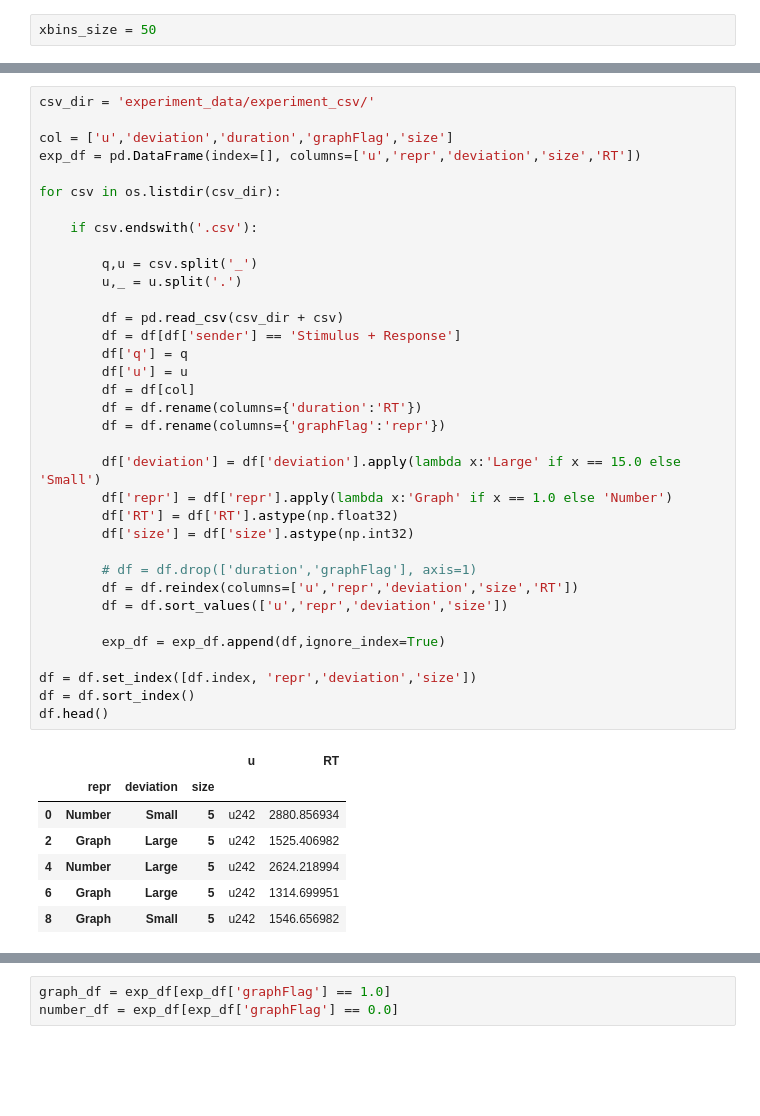
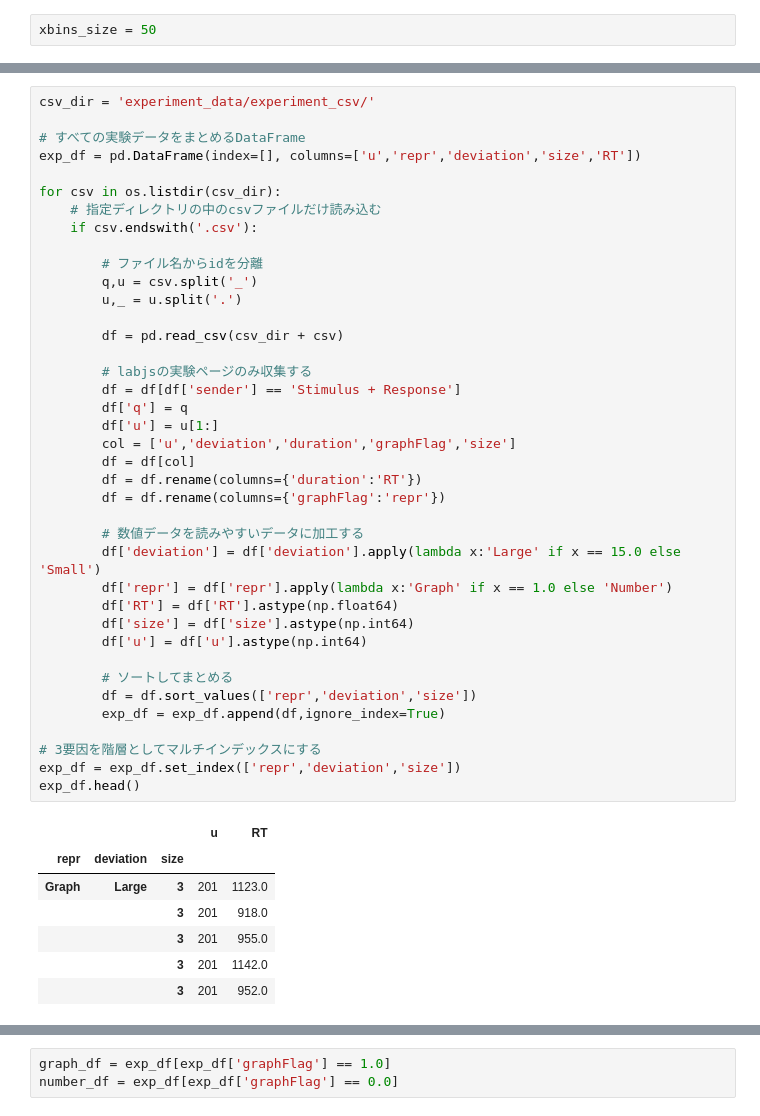
Before and after one commit to tngsk/labjs-study, a Jupyter notebook: ANOVA/Preprocessing.ipynb, the cells around one changed output, grey strips where cells are left out. Saved outputs shown, nothing was run; the diff lists cells and outputs as text; blank space fills up the shorter version.

```diff
--- a/ANOVA/Preprocessing.ipynb
+++ b/ANOVA/Preprocessing.ipynb
@@ -14,43 +21,47 @@ xbins_size = 50
 # %%
 csv_dir = 'experiment_data/experiment_csv/'
 
-col = ['u','deviation','duration','graphFlag','size']
+# すべての実験データをまとめるDataFrame
 exp_df = pd.DataFrame(index=[], columns=['u','repr','deviation','size','RT'])
 
 for csv in os.listdir(csv_dir):
-
+    # 指定ディレクトリの中のcsvファイルだけ読み込む
     if csv.endswith('.csv'):
 
+        # ファイル名からidを分離
         q,u = csv.split('_')
         u,_ = u.split('.')
 
         df = pd.read_csv(csv_dir + csv)
+
+        # labjsの実験ページのみ収集する
         df = df[df['sender'] == 'Stimulus + Response']
         df['q'] = q
-        df['u'] = u
+        df['u'] = u[1:]
+        col = ['u','deviation','duration','graphFlag','size']
         df = df[col]
         df = df.rename(columns={'duration':'RT'})
         df = df.rename(columns={'graphFlag':'repr'})
 
+        # 数値データを読みやすいデータに加工する
         df['deviation'] = df['deviation'].apply(lambda x:'Large' if x == 15.0 else 'Small')
         df['repr'] = df['repr'].apply(lambda x:'Graph' if x == 1.0 else 'Number')
-        df['RT'] = df['RT'].astype(np.float32)
-        df['size'] = df['size'].astype(np.int32)
+        df['RT'] = df['RT'].astype(np.float64)
+        df['size'] = df['size'].astype(np.int64)
+        df['u'] = df['u'].astype(np.int64)
 
-        # df = df.drop(['duration','graphFlag'], axis=1)
-        df = df.reindex(columns=['u','repr','deviation','size','RT'])
-        df = df.sort_values(['u','repr','deviation','size'])
-
+        # ソートしてまとめる
+        df = df.sort_values(['repr','deviation','size'])
         exp_df = exp_df.append(df,ignore_index=True)
 
-df = df.set_index([df.index, 'repr','deviation','size'])
-df = df.sort_index()
-df.head()
+# 3要因を階層としてマルチインデックスにする
+exp_df = exp_df.set_index(['repr','deviation','size'])
+exp_df.head()
 # %% [output]
-|  |  |  |  | u | RT |
-|  | repr | deviation | size |  |  |
-| 0 | Number | Small | 5 | u242 | 2880.856934 |
-| 2 | Graph | Large | 5 | u242 | 1525.406982 |
-| 4 | Number | Large | 5 | u242 | 2624.218994 |
-| 6 | Graph | Large | 5 | u242 | 1314.699951 |
-| 8 | Graph | Small | 5 | u242 | 1546.656982 |
+|  |  |  | u | RT |
+| repr | deviation | size |  |  |
+| Graph | Large | 3 | 201 | 1123.0 |
+|  |  | 3 | 201 | 918.0 |
+|  |  | 3 | 201 | 955.0 |
+|  |  | 3 | 201 | 1142.0 |
+|  |  | 3 | 201 | 952.0 |
```
Also changed, not shown: parts of 28 cells of this notebook, 1 other file.
